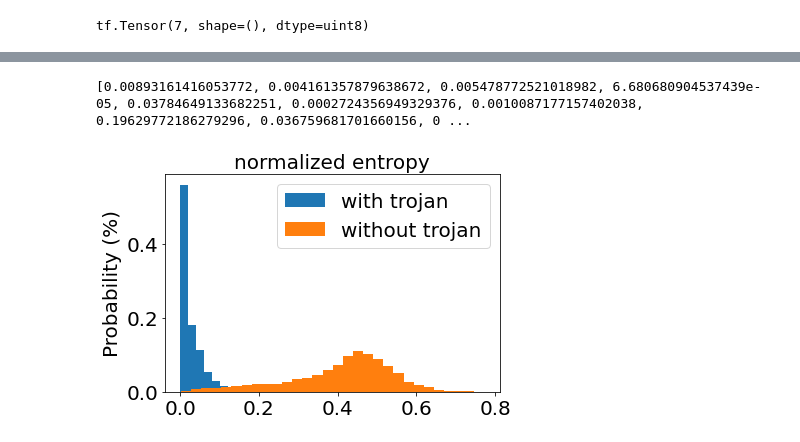
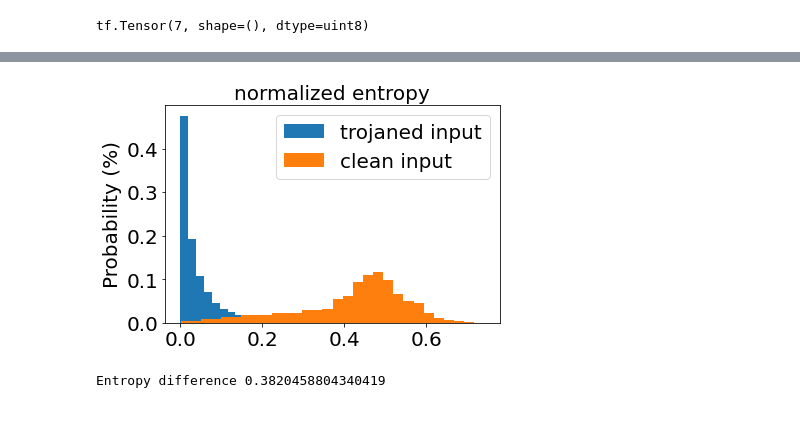
Before and after one commit to isururanawaka/dl_trojan_detector, a Jupyter notebook: 2layerDNN.ipynb, the cells around one changed output, grey strips where cells are left out. Drawn from its saved outputs; the diff is of its cells as text; code cells hidden in the pictures.

Commit message:
Improve DL trojan deletector code

```diff
--- a/2layerDNN.ipynb
+++ b/2layerDNN.ipynb
@@ -185,17 +135,12 @@ for i in range(perturb_x_train_noisy.shape[0]):
-# %%
-print(noisy_inputs_entropy[:100])
-# %% [output]
-[0.00893161416053772, 0.004161357879638672, 0.005478772521018982, 6.680680904537439e-05, 0.03784649133682251, 0.0002724356949329376, 0.0010087177157402038, 0.19629772186279296, 0.036759681701660156, 0 ...
-# %%
-bins = 30
-plt.hist(noisy_inputs_entropy, bins, weights=np.ones(len(noisy_inputs_entropy)) / len(noisy_inputs_entropy), alpha=1, label='with trojan')
-plt.hist(clean_inputs_entropy, bins, weights=np.ones(len(clean_inputs_entropy)) / len(clean_inputs_entropy), alpha=1, label='without trojan')
-plt.legend(loc='upper right', fontsize = 20)
-plt.ylabel('Probability (%)', fontsize = 20)
-plt.title('normalized entropy', fontsize = 20)
-plt.tick_params(labelsize=20)
-
-fig1 = plt.gcf()
-plt.show()
-# %% [output]
-[figure, removed]
+# %%
+clean_inputs_entropy = calculate_average_entropy(perturb_x_train_clean)
+# %%
+noisy_inputs_entropy = calculate_average_entropy(perturb_x_train_noisy)
+# %%
+plot_entropy_figures(noisy_inputs_entropy,clean_inputs_entropy,'resources/outputs/FCN/1000000_1_fcn.png')
+# %% [output]
+[figure, added]
+# %%
+print("Entropy difference", np.mean(clean_inputs_entropy)- np.mean(noisy_inputs_entropy))
+# %% [output]
+Entropy difference 0.3820458804340419
```
Also changed, not shown: parts of 11 cells of this notebook, 3 other files.
